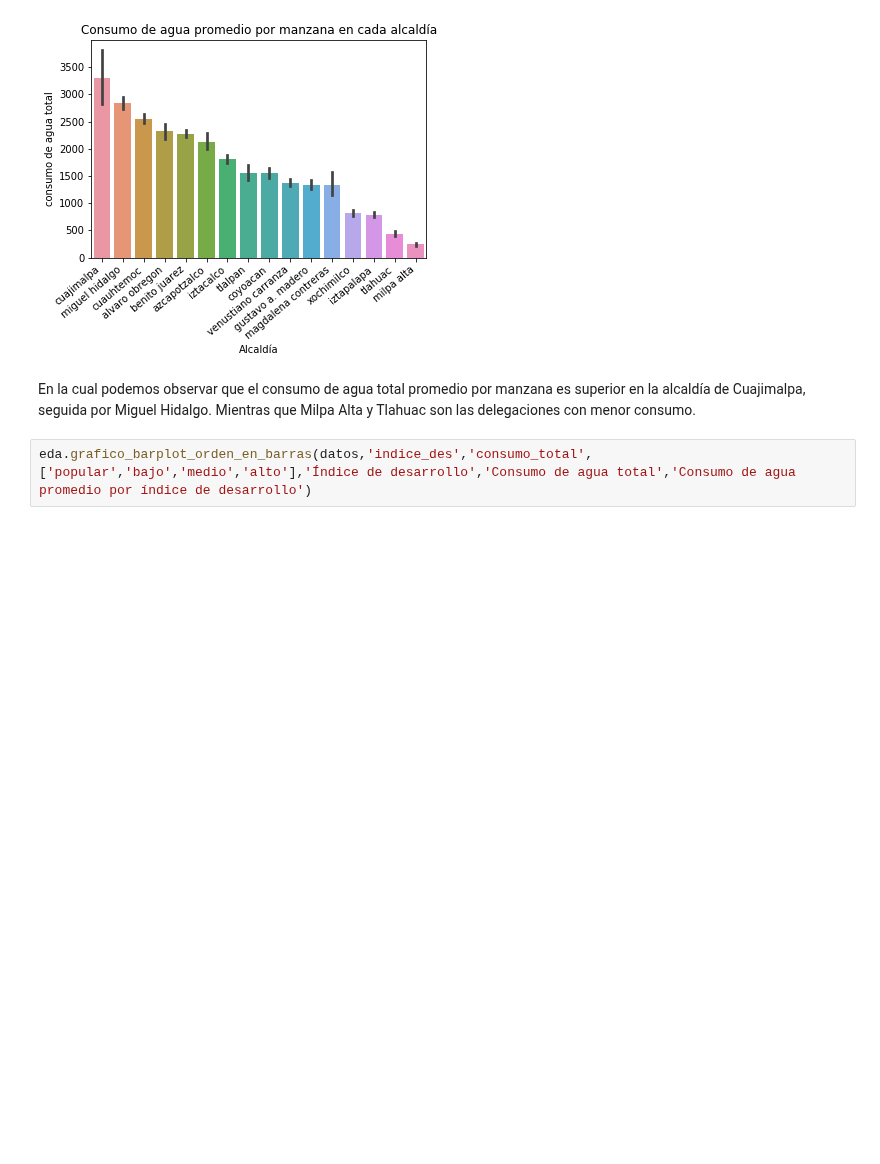
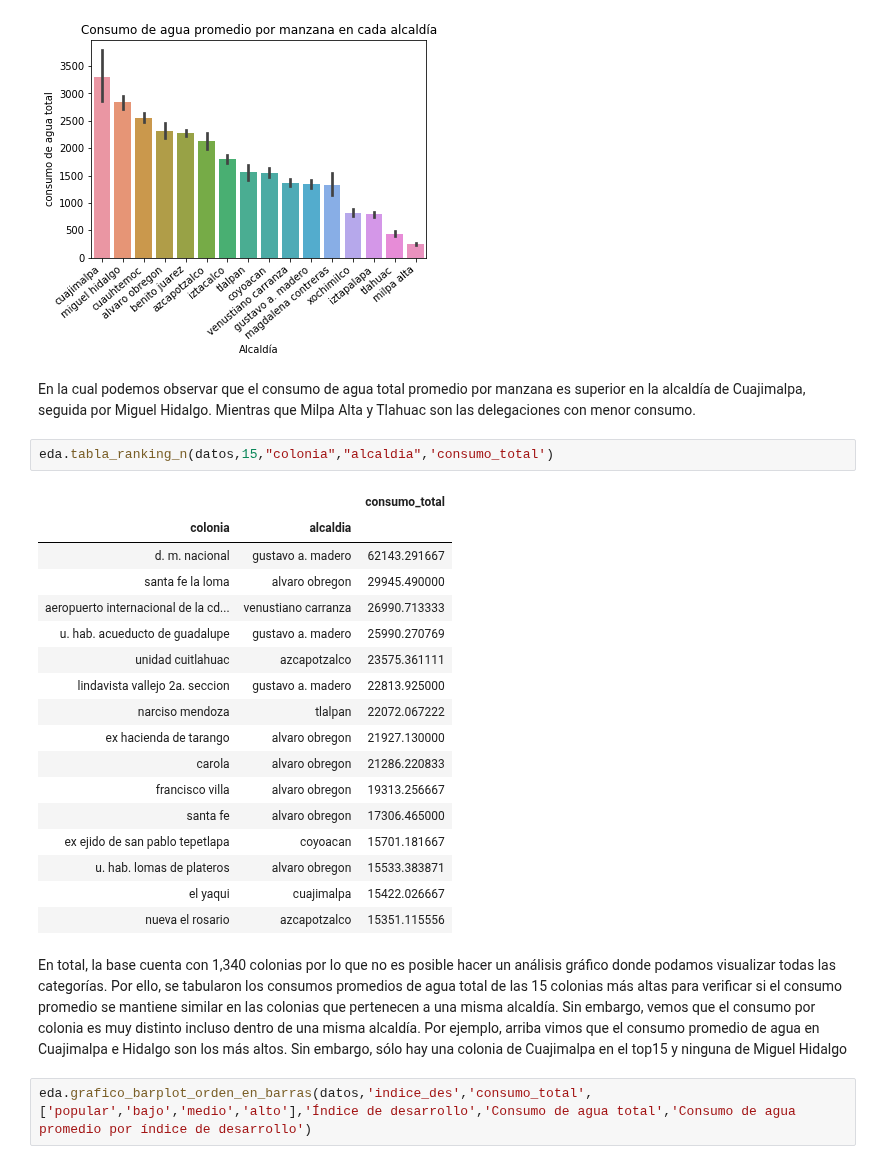
Before and after one commit to DorelyMS/git-ids, a Jupyter notebook: Reporte_EDA_GDA.ipynb, the cells around one changed output. Cells and saved outputs as stored; diff of their text form; blank space fills up the shorter version.

```diff
--- a/Reporte_EDA_GDA.ipynb
+++ b/Reporte_EDA_GDA.ipynb
@@ -177,6 +177,28 @@ eda.grafico_barplot_orden_decreciente(datos,'alcaldia','consumo_total','Alcaldí
 [figure]
 # %% [markdown]
 En la cual podemos observar que el consumo de agua total promedio por manzana es superior en la alcaldía de Cuajimalpa, seguida por Miguel Hidalgo. Mientras que Milpa Alta y Tlahuac son las delegaciones con menor consumo.
+# %%
+eda.tabla_ranking_n(datos,15,"colonia","alcaldia",'consumo_total')
+# %% [output]
+|  |  | consumo_total |
+| colonia | alcaldia |  |
+| d. m. nacional | gustavo a. madero | 62143.291667 |
+| santa fe la loma | alvaro obregon | 29945.490000 |
+| aeropuerto internacional de la cd... | venustiano carranza | 26990.713333 |
+| u. hab. acueducto de guadalupe | gustavo a. madero | 25990.270769 |
+| unidad cuitlahuac | azcapotzalco | 23575.361111 |
+| lindavista vallejo 2a. seccion | gustavo a. madero | 22813.925000 |
+| narciso mendoza | tlalpan | 22072.067222 |
+| ex hacienda de tarango | alvaro obregon | 21927.130000 |
+| carola | alvaro obregon | 21286.220833 |
+| francisco villa | alvaro obregon | 19313.256667 |
+| santa fe | alvaro obregon | 17306.465000 |
+| ex ejido de san pablo tepetlapa | coyoacan | 15701.181667 |
+| u. hab. lomas de plateros | alvaro obregon | 15533.383871 |
+| el yaqui | cuajimalpa | 15422.026667 |
+| nueva el rosario | azcapotzalco | 15351.115556 |
+# %% [markdown]
+En total, la base cuenta con 1,340 colonias por lo que no es posible hacer un análisis gráfico donde podamos visualizar todas las categorías. Por ello, se tabularon los consumos promedios de agua total de las 15 colonias más altas para verificar si el consumo promedio se mantiene similar en las colonias que pertenecen a una misma alcaldía. Sin embargo, vemos que el consumo por colonia es muy distinto incluso dentro de una misma alcaldía. Por ejemplo, arriba vimos que el consumo promedio de agua en Cuajimalpa e Hidalgo son los más altos. Sin embargo, sólo hay una colonia de Cuajimalpa en el top15 y ninguna de Miguel Hidalgo
 # %%
 eda.grafico_barplot_orden_en_barras(datos,'indice_des','consumo_total',['popular','bajo','medio','alto'],'Índice de desarrollo','Consumo de agua total','Consumo de agua promedio por índice de desarrollo')
 # %% [output]
```
Also changed, not shown: parts of 1 cell of this notebook, 1 other file.
